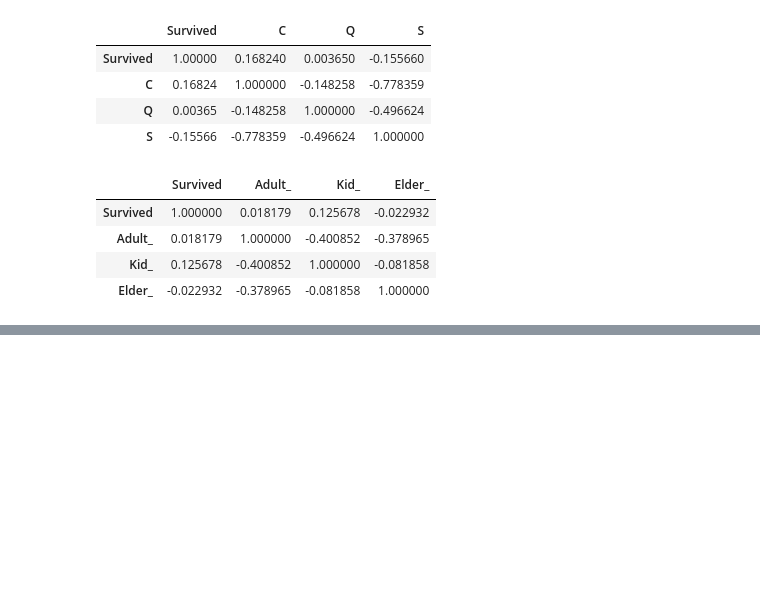
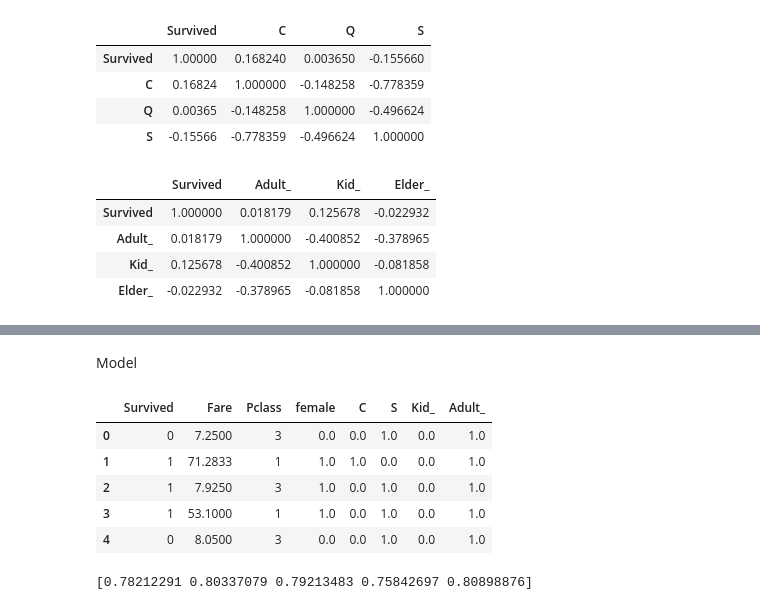
Before and after one commit to emily2925/DS-Class-Project-Titanic, a Jupyter notebook: 鐵達尼號專案實作_Base.ipynb, the cells around one changed output, grey strips where cells are left out. Saved outputs shown, nothing was run; the diff lists cells and outputs as text; code cells hidden in the pictures; blank space fills up the shorter version.

```diff
--- a/鐵達尼號專案實作_Base.ipynb
+++ b/鐵達尼號專案實作_Base.ipynb
@@ -268,0 +285,4 @@ df_label[["Survived", "Adult_", "Kid_", "Elder_"]].corr()
+# %%
+one_hot = OneHotEncoder()
+encoded = one_hot.fit_transform(df_all[["Sex"]])
+df_all[one_hot.categories_[0]] = encoded.toarray()
@@ -268,0 +300,4 @@ df_label[["Survived", "Adult_", "Kid_", "Elder_"]].corr()
+# %%
+one_hot = OneHotEncoder()
+encoded = one_hot.fit_transform(df_all[["Embarked"]])
+df_all[one_hot.categories_[0]] = encoded.toarray()
@@ -268,0 +315,17 @@ df_label[["Survived", "Adult_", "Kid_", "Elder_"]].corr()
+# %%
+one_hot = OneHotEncoder()
+encoded = one_hot.fit_transform(df_all[["age_group_"]])
+df_all[one_hot.categories_[0]] = encoded.toarray()
+# %% [markdown]
+Model
+# %%
+df_model = df_all[["Survived", "Fare", "Pclass", "female", "C", "S", "Kid_", "Adult_"]]
+# %%
+df_model.head()
+# %% [output]
+|  | Survived | Fare | Pclass | female | C | S | Kid_ | Adult_ |
+| 0 | 0 | 7.2500 | 3 | 0.0 | 0.0 | 1.0 | 0.0 | 1.0 |
+| 1 | 1 | 71.2833 | 1 | 1.0 | 1.0 | 0.0 | 0.0 | 1.0 |
+| 2 | 1 | 7.9250 | 3 | 1.0 | 0.0 | 1.0 | 0.0 | 1.0 |
+| 3 | 1 | 53.1000 | 1 | 1.0 | 0.0 | 1.0 | 0.0 | 1.0 |
+| 4 | 0 | 8.0500 | 3 | 0.0 | 0.0 | 1.0 | 0.0 | 1.0 |
@@ -268,0 +339,6 @@ df_label[["Survived", "Adult_", "Kid_", "Elder_"]].corr()
+# %%
+log = LogisticRegression(random_state=0, max_iter=3000)
+score = cross_val_score(log, train_X, train_y.values.ravel(), cv=5, scoring="accuracy")
+print(score)
+# %% [output]
+[0.78212291 0.80337079 0.79213483 0.75842697 0.80898876]
```
Also changed, not shown: parts of 8 cells of this notebook.
